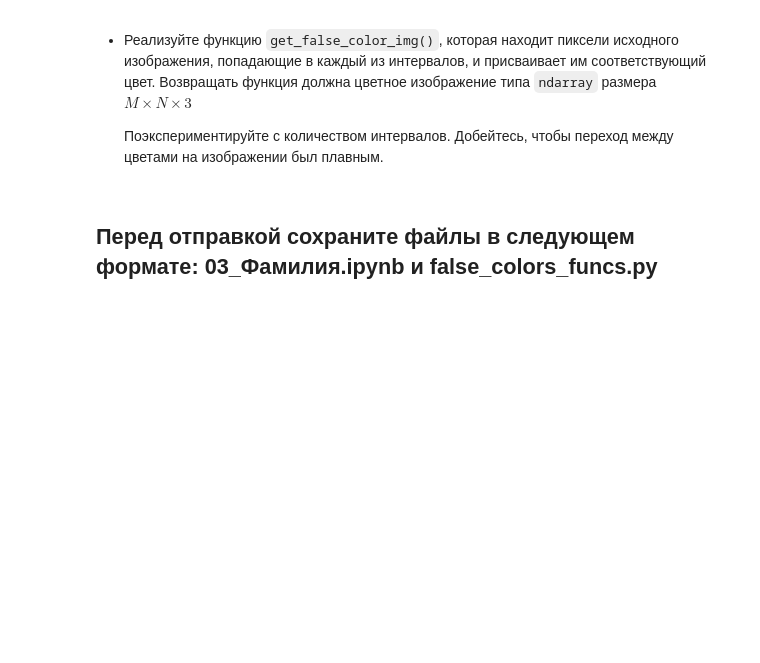
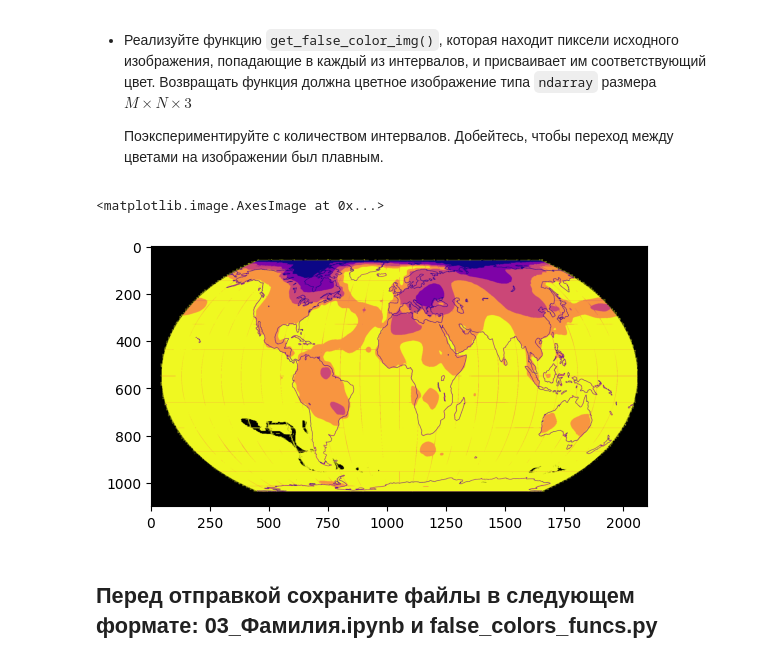
Before and after one commit to Kyushuki/image-processing_study, a Jupyter notebook: assignments/false_colors/03_false_colors.ipynb, the cells around one changed output. Cells and saved outputs as stored; diff of their text form; code cells hidden in the pictures; blank space fills up the shorter version.

```diff
--- a/assignments/false_colors/03_false_colors.ipynb
+++ b/assignments/false_colors/03_false_colors.ipynb
@@ -47,2 +55,16 @@ print("Уровни яркости: ", )
+# %%
+# YOUR CODE HERE
+importlib.reload(fc)
+
+n=5
+
+levels = fc.get_levels(n)
+colors = fc.get_color_map(n)
+img_res = fc.get_false_color_img(img,levels,colors)
+
+plt.imshow(img_res)
+# %% [output]
+<matplotlib.image.AxesImage at 0x...>
+[figure, added]
 # %% [markdown]
 ## **Перед отправкой сохраните файлы в следующем формате: 03_Фамилия.ipynb и false_colors_funcs.py**
```
Also changed, not shown: parts of 4 cells of this notebook, 1 other file.
